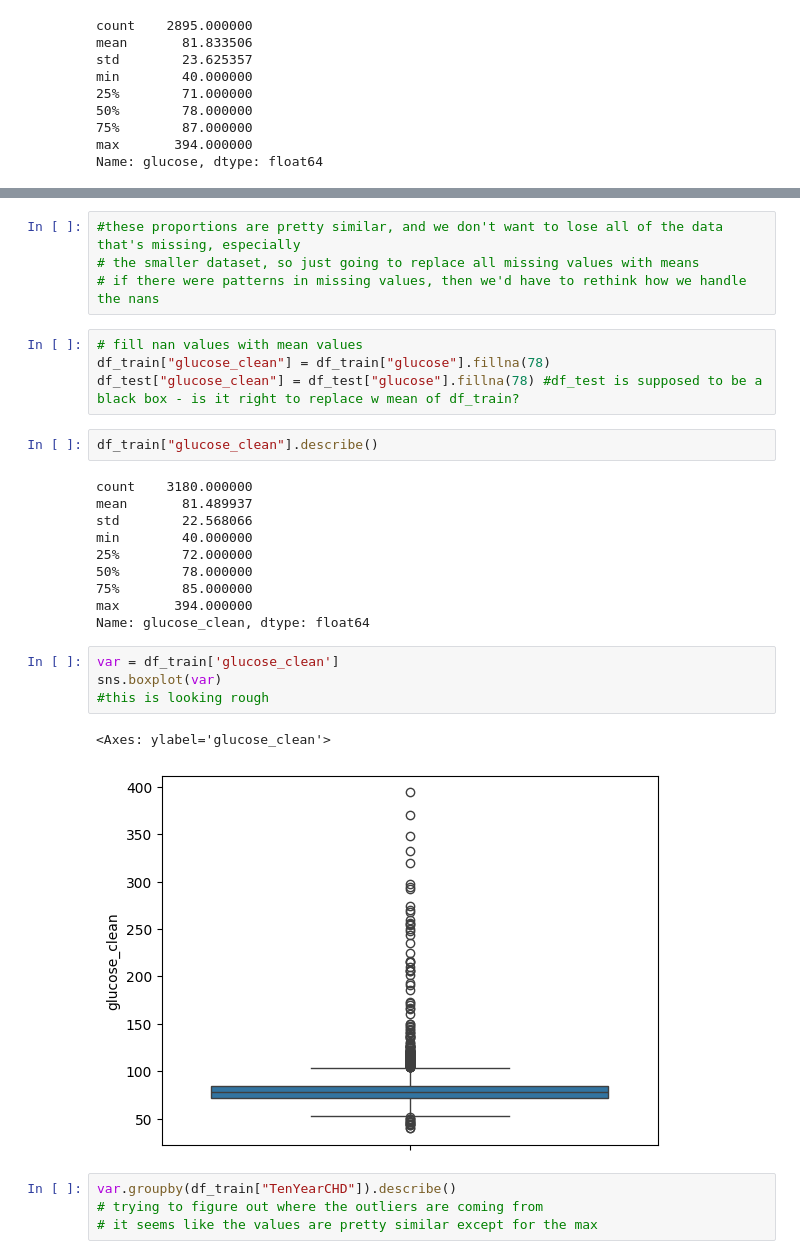
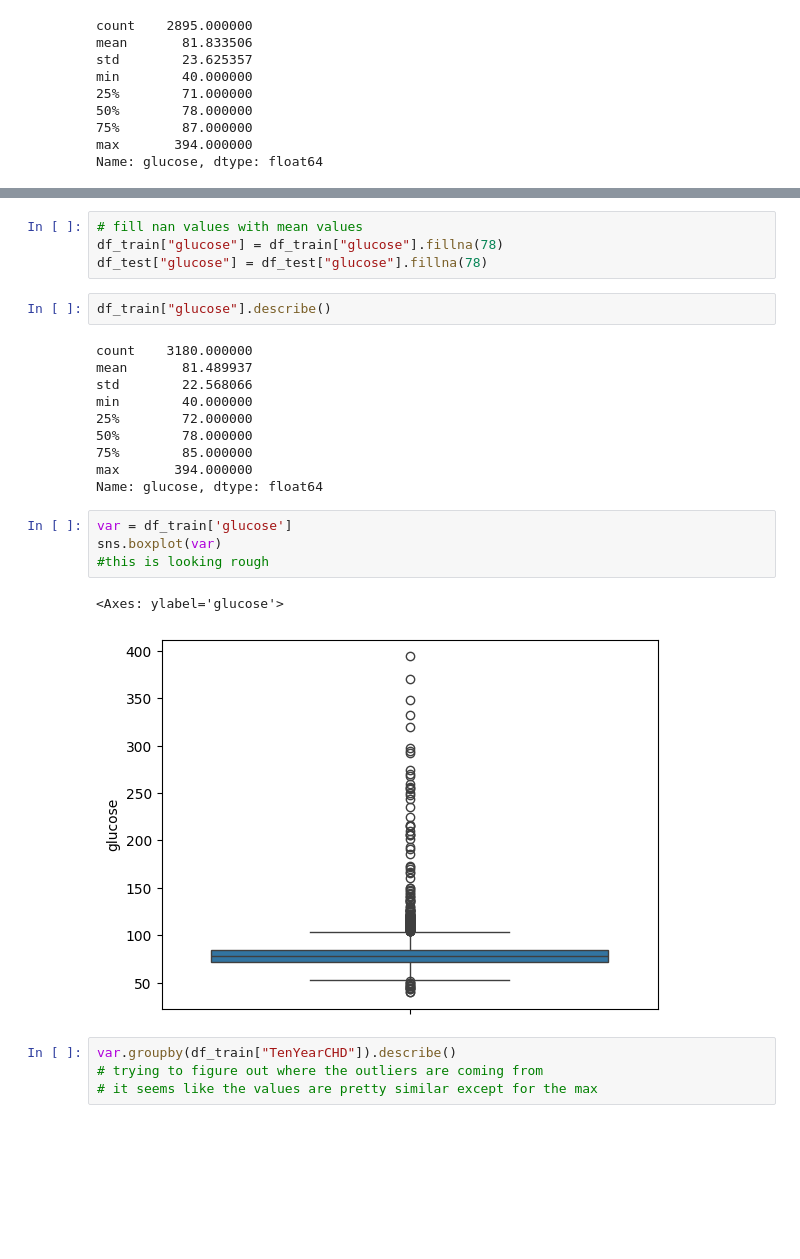
Before and after one commit to ashleyr05/project_chd, a Jupyter notebook: group8proj2.ipynb, the cells around one changed output, grey strips where cells are left out. Drawn from its saved outputs; the diff is of its cells as text; blank space fills up the shorter version.

```diff
--- a/group8proj2.ipynb
+++ b/group8proj2.ipynb
@@ -190,13 +176,9 @@ risk 0.06981519507186858
-# %%
-#these proportions are pretty similar, and we don't want to lose all of the data that's missing, especially
-# the smaller dataset, so just going to replace all missing values with means
-# if there were patterns in missing values, then we'd have to rethink how we handle the nans
 # %%
 # fill nan values with mean values
-df_train["glucose_clean"] = df_train["glucose"].fillna(78)
-df_test["glucose_clean"] = df_test["glucose"].fillna(78) #df_test is supposed to be a black box - is it right to replace w mean of df_train?
+df_train["glucose"] = df_train["glucose"].fillna(78)
+df_test["glucose"] = df_test["glucose"].fillna(78)
 # %%
-df_train["glucose_clean"].describe()
+df_train["glucose"].describe()
 # %% [output]
 count    3180.000000
 mean       81.489937
@@ -206,14 +188,14 @@ min        40.000000
 50%        78.000000
 75%        85.000000
 max       394.000000
-Name: glucose_clean, dtype: float64
+Name: glucose, dtype: float64
 # %%
-var = df_train['glucose_clean']
+var = df_train['glucose']
 sns.boxplot(var)
 #this is looking rough
 # %% [output]
-<Axes: ylabel='glucose_clean'>
+<Axes: ylabel='glucose'>
-[figure, old version]
+[figure, new version]
 # %%
 var.groupby(df_train["TenYearCHD"]).describe()
 # trying to figure out where the outliers are coming from
```
Also changed, not shown: parts of 23 cells of this notebook.
